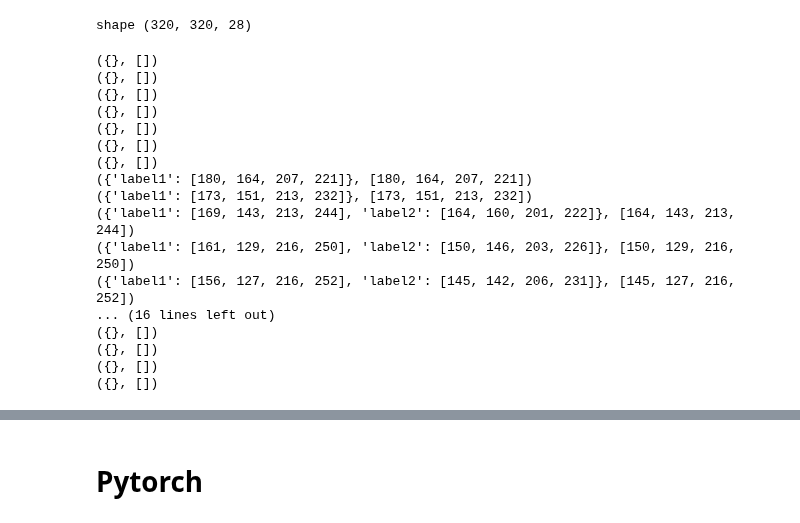
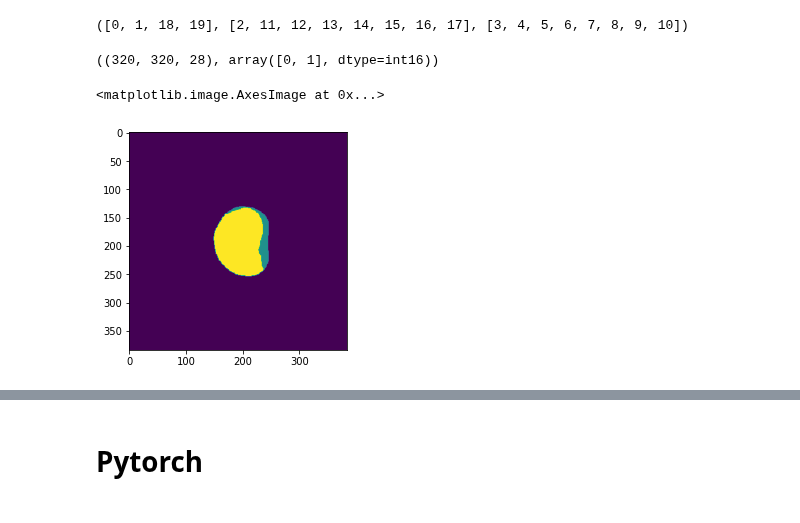
Before and after one commit to qazalmehrban/Medical-Segmentation, a Jupyter notebook: Unet_test.ipynb, the cells around one changed output, grey strips where cells are left out. Saved outputs shown, nothing was run; the diff lists cells and outputs as text; code cells hidden in the pictures.

Commit message:
slice_label

```diff
--- a/Unet_test.ipynb
+++ b/Unet_test.ipynb
@@ -79,26 +73,15 @@ def description_mask(mask_path):
-# %%
-description_mask(segment_list[34])
-# %% [output]
-shape (320, 320, 28)
-# %%
-for i in range(Masks.shape[-1]):
-  f = make_box(Masks[:,:,i])
-  print(f)
-# %% [output]
-({}, [])
-({}, [])
-({}, [])
-({}, [])
-({}, [])
-({}, [])
-({}, [])
-({'label1': [180, 164, 207, 221]}, [180, 164, 207, 221])
-({'label1': [173, 151, 213, 232]}, [173, 151, 213, 232])
-({'label1': [169, 143, 213, 244], 'label2': [164, 160, 201, 222]}, [164, 143, 213, 244])
-({'label1': [161, 129, 216, 250], 'label2': [150, 146, 203, 226]}, [150, 129, 216, 250])
-({'label1': [156, 127, 216, 252], 'label2': [145, 142, 206, 231]}, [145, 127, 216, 252])
-... (16 lines left out)
-({}, [])
-({}, [])
-({}, [])
-({}, [])
+# %%
+masks = nib.load(segment_list[67])
+masks = np.array(masks.dataobj)
+slice_label(masks)
+# %% [output]
+([0, 1, 18, 19], [2, 11, 12, 13, 14, 15, 16, 17], [3, 4, 5, 6, 7, 8, 9, 10])
+# %%
+masks.shape, np.unique(masks)
+# %% [output]
+((320, 320, 28), array([0, 1], dtype=int16))
+# %%
+plt.imshow(masks[:,:,10])
+# %% [output]
+<matplotlib.image.AxesImage at 0x...>
+[figure, added]
```
Also changed, not shown: parts of 7 cells of this notebook.
